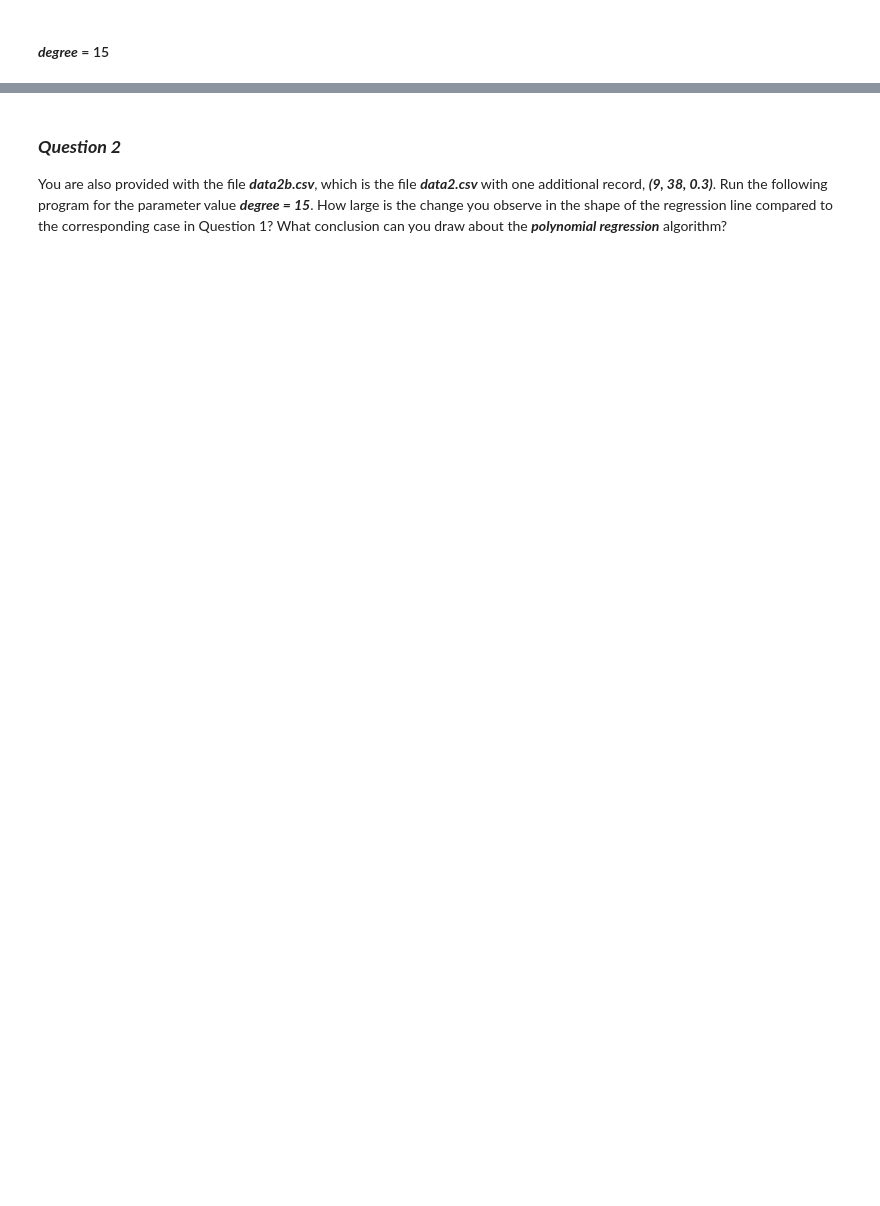
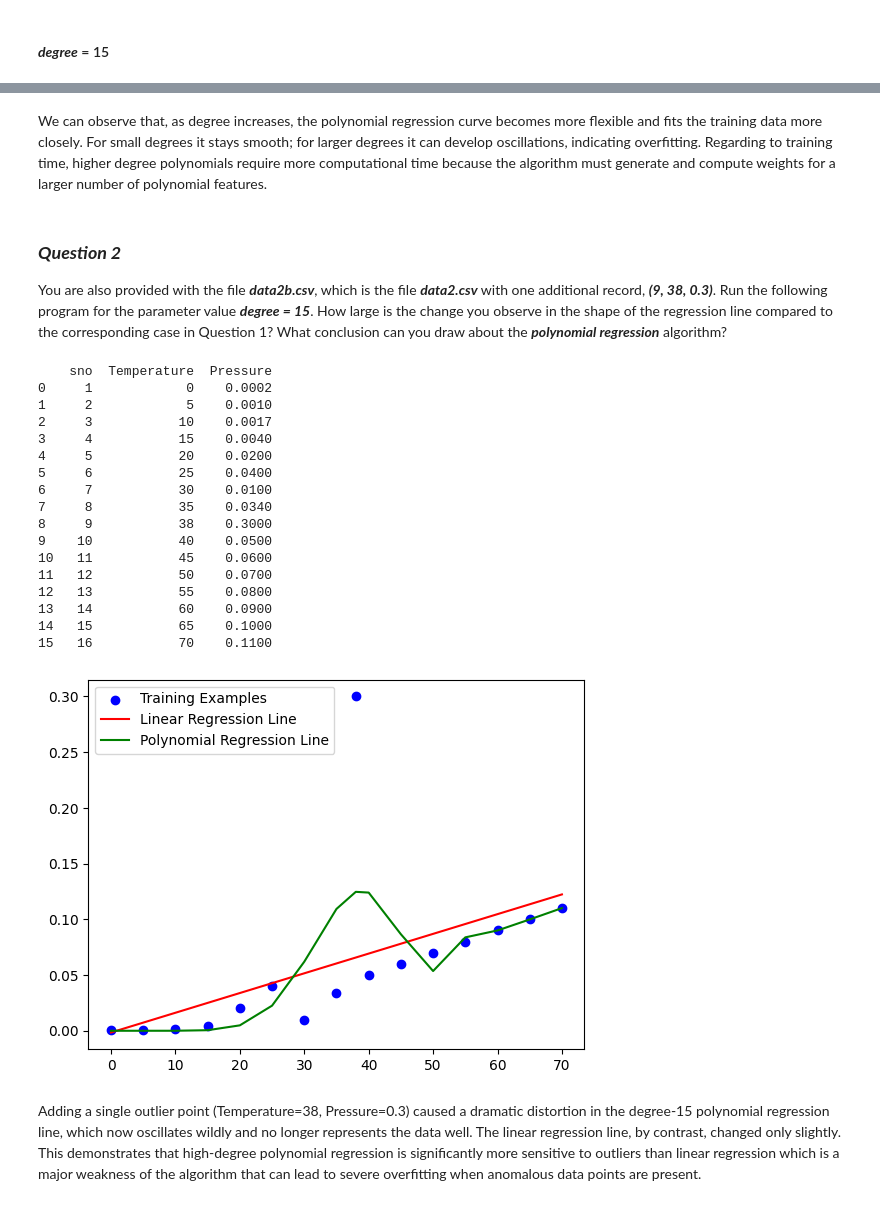
Before and after one commit to edaska/Stochastic_Processes_-_Optimization_in_Machine_Learning_-Lab_1-, a Jupyter notebook: lab1/Stochastic_Processes_&_Optimization_in_Machine_Learning_(Lab_1_Polynomial_Regression).ipynb, the cells around one changed output, grey strips where cells are left out. Drawn from its saved outputs; the diff is of its cells as text; code cells hidden in the pictures; blank space fills up the shorter version.

```diff
--- a/lab1/Stochastic_Processes_&_Optimization_in_Machine_Learning_(Lab_1_Polynomial_Regression).ipynb
+++ b/lab1/Stochastic_Processes_&_Optimization_in_Machine_Learning_(Lab_1_Polynomial_Regression).ipynb
@@ -200,26 +216,50 @@ plt.show()
+# %% [markdown]
+We can observe that, as degree increases, the polynomial regression curve becomes more flexible and fits the training data more closely. For small degrees it stays smooth; for larger degrees it can develop oscillations, indicating overfitting.
+Regarding to training time, higher degree polynomials require more computational time because the algorithm must generate and compute weights for a larger number of polynomial features.
 # %% [markdown]
 <h3><b><i>Question 2</i></b></h3>
 
 You are also provided with the file <b><i>data2b.csv</i></b>, which is the file <b><i>data2.csv</i></b> with one additional record, <b><i>(9, 38, 0.3)</i></b>. Run the following program for the parameter value <b><i>degree = 15</i></b>. How large is the change you observe in the shape of the regression line compared to the corresponding case in Question 1? What conclusion can you draw about the <b><i>polynomial regression</i></b> algorithm?
 # %%
-data = pd.read_csv('data2b.csv')
-print(data)
+data2b = pd.read_csv('/content/drive/MyDrive/NTUA FINANCIAL ENGINEERING MASTER/2nd Semester/Stochastic Processes & Optimization in Machine Learning/Lab1/data2b.csv')
+print(data2b)
 
-X = data.iloc[:, 1:2].values
-y = data.iloc[:, 2].values
+X = data2b.iloc[:, 1:2].values
+y = data2b.iloc[:, 2].values
 
 lin = LinearRegression()
 lin.fit(X, y)
 
 poly = PolynomialFeatures(degree=15)
 X_poly = poly.fit_transform(X)
 poly.fit(X_poly, y)
 lin2 = LinearRegression()
 lin2.fit(X_poly, y)
 
 plt.scatter(X, y, color = 'blue', label = 'Training Examples')
 
 plt.plot(X, lin.predict(X), color = 'red', label = 'Linear Regression Line')
 plt.plot(X, lin2.predict(poly.fit_transform(X)), color = 'green', label = 'Polynomial Regression Line')
 plt.legend()
 plt.show()
+# %% [output]
+    sno  Temperature  Pressure
+0     1            0    0.0002
+1     2            5    0.0010
+2     3           10    0.0017
+3     4           15    0.0040
+4     5           20    0.0200
+5     6           25    0.0400
+6     7           30    0.0100
+7     8           35    0.0340
+8     9           38    0.3000
+9    10           40    0.0500
+10   11           45    0.0600
+11   12           50    0.0700
+12   13           55    0.0800
+13   14           60    0.0900
+14   15           65    0.1000
+15   16           70    0.1100
+[figure, added]
+# %% [markdown]
+Adding a single outlier point (Temperature=38, Pressure=0.3) caused a dramatic distortion in the degree-15 polynomial regression line, which now oscillates wildly and no longer represents the data well. The linear regression line, by contrast, changed only slightly. This demonstrates that high-degree polynomial regression is significantly more sensitive to outliers than linear regression which is a major weakness of the algorithm that can lead to severe overfitting when anomalous data points are present.
```
Also changed, not shown: parts of 8 cells of this notebook.
